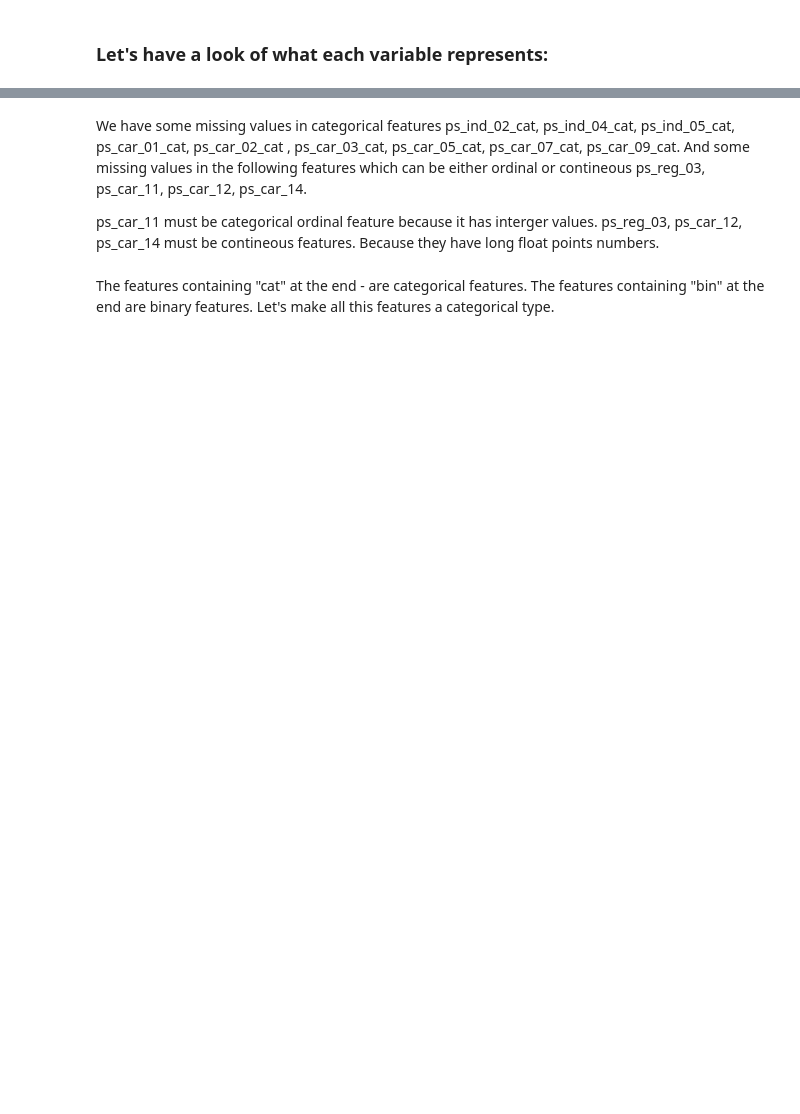
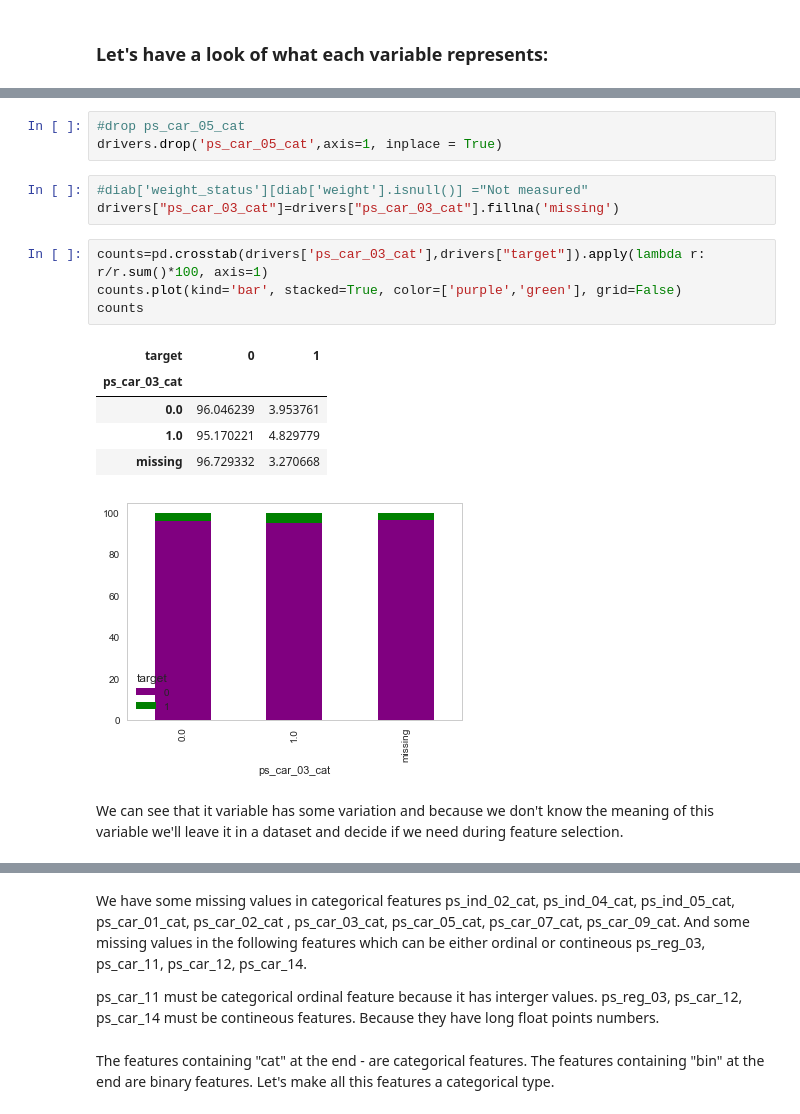
Before and after one commit to jdpersona/Data-Mining-Team-Projects, a Jupyter notebook: Insurance.ipynb, the cells around one changed output, grey strips where cells are left out. Drawn from its saved outputs; the diff is of its cells as text; blank space fills up the shorter version.

```diff
--- a/Insurance.ipynb
+++ b/Insurance.ipynb
@@ -125,0 +228,19 @@ ps_ind_02_cat supposed to be categorical variable. Let's have a look at the leve
+# %%
+#drop ps_car_05_cat
+drivers.drop('ps_car_05_cat',axis=1, inplace = True)
+# %%
+#diab['weight_status'][diab['weight'].isnull()] ="Not measured"
+drivers["ps_car_03_cat"]=drivers["ps_car_03_cat"].fillna('missing')
+# %%
+counts=pd.crosstab(drivers['ps_car_03_cat'],drivers["target"]).apply(lambda r: r/r.sum()*100, axis=1)
+counts.plot(kind='bar', stacked=True, color=['purple','green'], grid=False)
+counts
+# %% [output]
+| target | 0 | 1 |
+| ps_car_03_cat |  |  |
+| 0.0 | 96.046239 | 3.953761 |
+| 1.0 | 95.170221 | 4.829779 |
+| missing | 96.729332 | 3.270668 |
+[figure, added]
+# %% [markdown]
+We can see that it variable has some variation and because we don't know the meaning of this variable we'll leave it in a dataset and decide if we need during feature selection.
```
Also changed, not shown: parts of 61 cells of this notebook.
